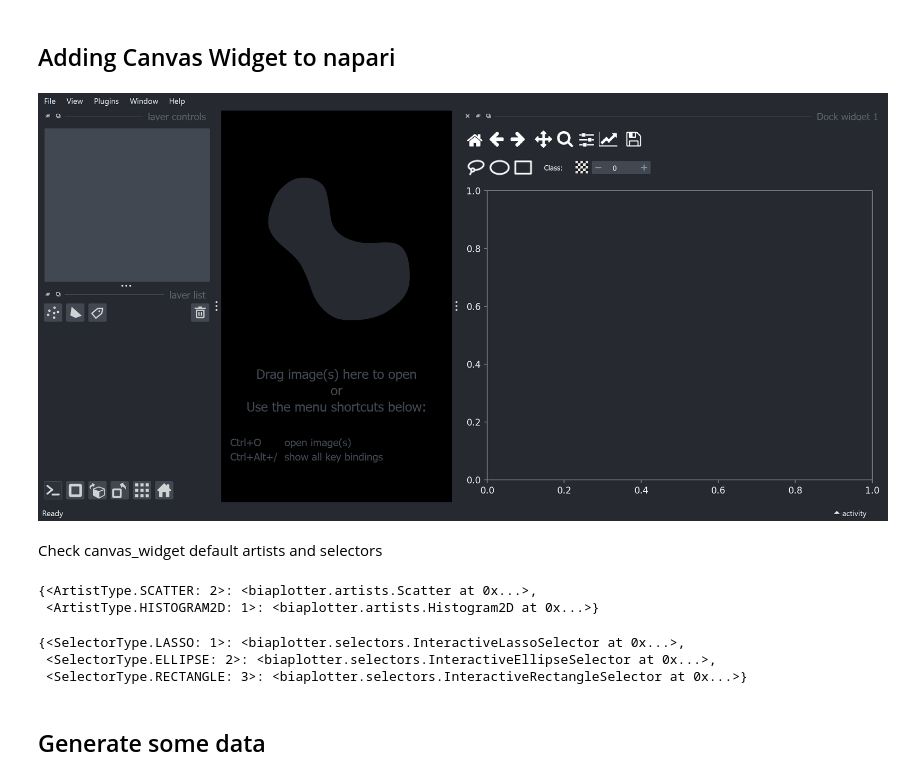
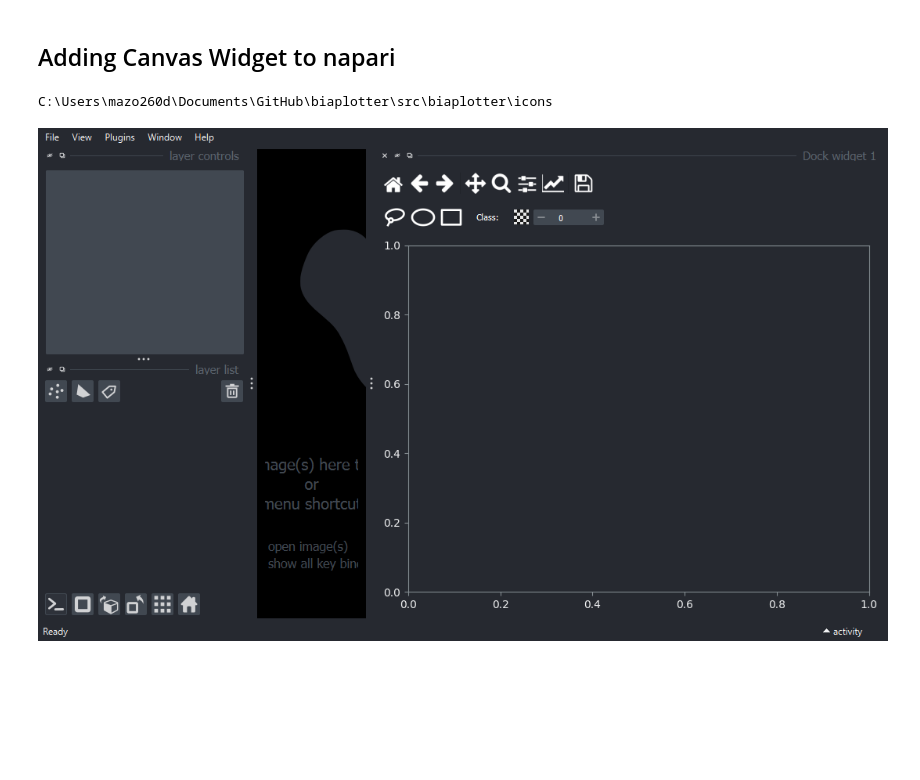
Before and after one commit to BiAPoL/biaplotter, a Jupyter notebook: docs/examples/canvas_widget_example.ipynb, the cells around one changed output. Saved outputs shown, nothing was run; the diff lists cells and outputs as text; code cells hidden in the pictures; blank space fills up the shorter version.

Commit message:
notebook with just napari, also print icon path

```diff
--- a/docs/examples/canvas_widget_example.ipynb
+++ b/docs/examples/canvas_widget_example.ipynb
@@ -9,23 +9,9 @@ from napari.utils import nbscreenshot
 ## Adding Canvas Widget to napari
 # %%
 viewer = napari.Viewer()
-canvas_widget = CanvasWidget(viewer)
-viewer.window.add_dock_widget(canvas_widget)
-nbscreenshot(viewer)
+# canvas_widget = CanvasWidget(viewer)
+# viewer.window.add_dock_widget(canvas_widget)
+# nbscreenshot(viewer)
 # %% [output]
+C:\Users\mazo260d\Documents\GitHub\biaplotter\src\biaplotter\icons
-[figure, old version]
+[figure, new version]
-# %% [markdown]
-Check canvas_widget default artists and selectors
-# %%
-canvas_widget.artists
-# %% [output]
-{<ArtistType.SCATTER: 2>: <biaplotter.artists.Scatter at 0x...>,
- <ArtistType.HISTOGRAM2D: 1>: <biaplotter.artists.Histogram2D at 0x...>}
-# %%
-canvas_widget.selectors
-# %% [output]
-{<SelectorType.LASSO: 1>: <biaplotter.selectors.InteractiveLassoSelector at 0x...>,
- <SelectorType.ELLIPSE: 2>: <biaplotter.selectors.InteractiveEllipseSelector at 0x...>,
- <SelectorType.RECTANGLE: 3>: <biaplotter.selectors.InteractiveRectangleSelector at 0x...>}
-# %% [markdown]
-## Generate some data
```
Also changed, not shown: parts of 18 cells of this notebook, 1 other file.
